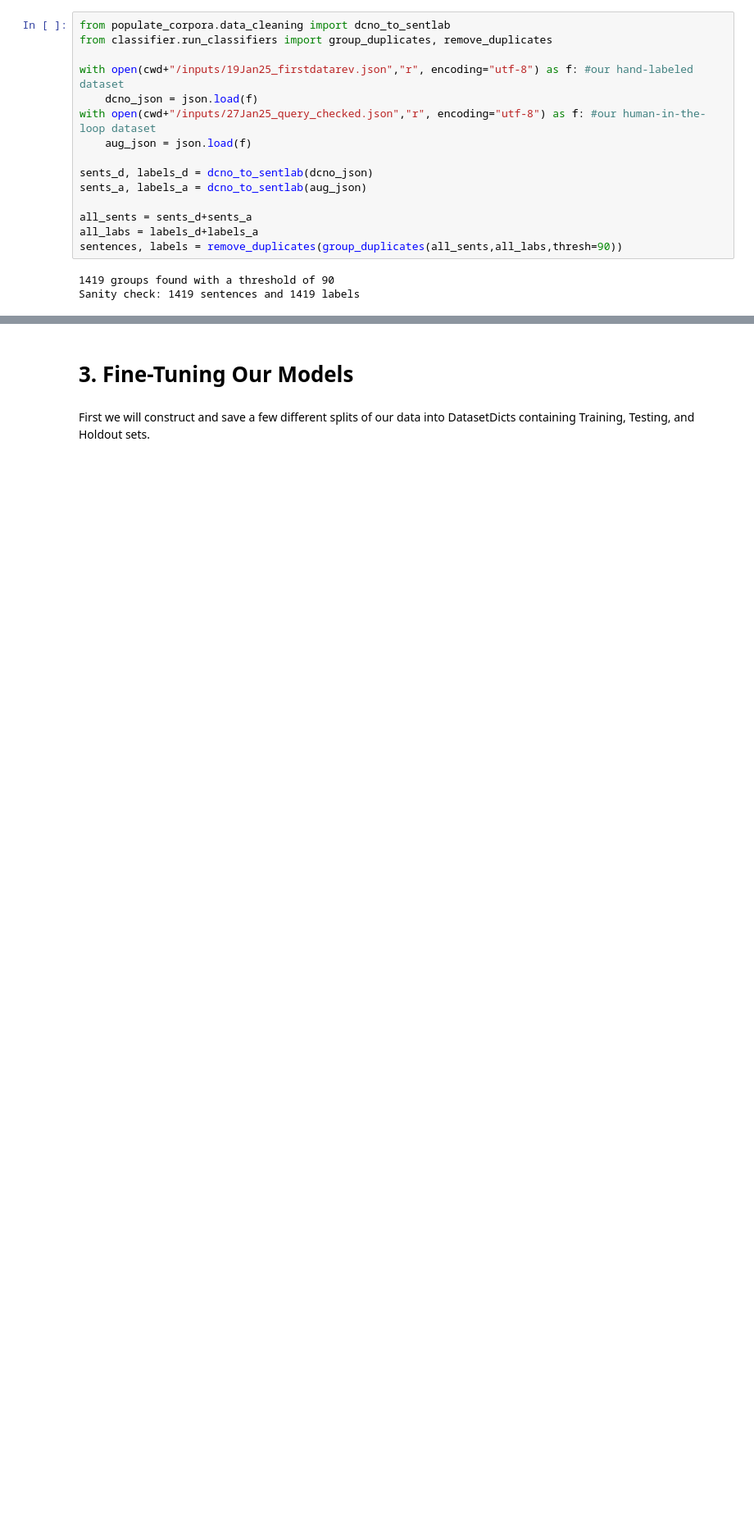
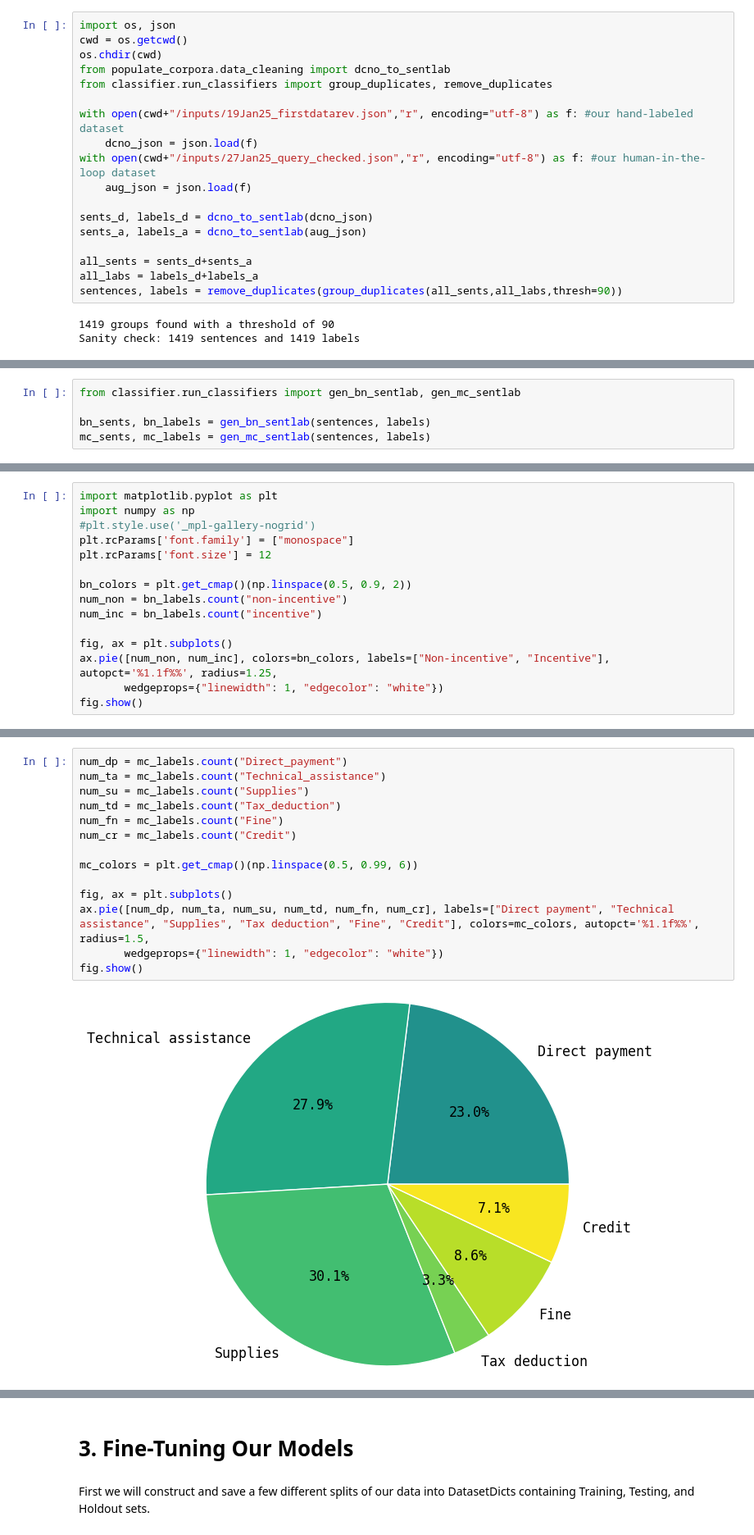
Before and after one commit to mawaskow/policy-classifier, a Jupyter notebook: workflow.ipynb, the cells around one changed output, grey strips where cells are left out. Shown at 82% size. Cells and saved outputs as stored; diff of their text form; blank space fills up the shorter version.

```diff
--- a/workflow.ipynb
+++ b/workflow.ipynb
@@ -162,6 +165,9 @@ Multiclass: 0.85880195599022 for 66 entries
 # %% [markdown]
 We now have all of our data labeled, so it is time to create a final dataset broken into training and testing sets.
 # %%
+import os, json
+cwd = os.getcwd()
+os.chdir(cwd)
 from populate_corpora.data_cleaning import dcno_to_sentlab
 from classifier.run_classifiers import group_duplicates, remove_duplicates
 
@@ -181,0 +194,5 @@ Sanity check: 1419 sentences and 1419 labels
+# %%
+from classifier.run_classifiers import gen_bn_sentlab, gen_mc_sentlab
+
+bn_sents, bn_labels = gen_bn_sentlab(sentences, labels)
+mc_sents, mc_labels = gen_mc_sentlab(sentences, labels)
@@ -181,0 +203,15 @@ Sanity check: 1419 sentences and 1419 labels
+# %%
+import matplotlib.pyplot as plt
+import numpy as np
+#plt.style.use('_mpl-gallery-nogrid')
+plt.rcParams['font.family'] = ["monospace"]
+plt.rcParams['font.size'] = 12
+
+bn_colors = plt.get_cmap()(np.linspace(0.5, 0.9, 2))
+num_non = bn_labels.count("non-incentive")
+num_inc = bn_labels.count("incentive")
+
+fig, ax = plt.subplots()
+ax.pie([num_non, num_inc], colors=bn_colors, labels=["Non-incentive", "Incentive"], autopct='%1.1f%%', radius=1.25,
+       wedgeprops={"linewidth": 1, "edgecolor": "white"})
+fig.show()
@@ -181,0 +220,16 @@ Sanity check: 1419 sentences and 1419 labels
+# %%
+num_dp = mc_labels.count("Direct_payment")
+num_ta = mc_labels.count("Technical_assistance")
+num_su = mc_labels.count("Supplies")
+num_td = mc_labels.count("Tax_deduction")
+num_fn = mc_labels.count("Fine")
+num_cr = mc_labels.count("Credit")
+
+mc_colors = plt.get_cmap()(np.linspace(0.5, 0.99, 6))
+
+fig, ax = plt.subplots()
+ax.pie([num_dp, num_ta, num_su, num_td, num_fn, num_cr], labels=["Direct payment", "Technical assistance", "Supplies", "Tax deduction", "Fine", "Credit"], colors=mc_colors, autopct='%1.1f%%', radius=1.5,
+       wedgeprops={"linewidth": 1, "edgecolor": "white"})
+fig.show()
+# %% [output]
+[figure, added]
```
Also changed, not shown: parts of 5 cells of this notebook, 10 other files.
